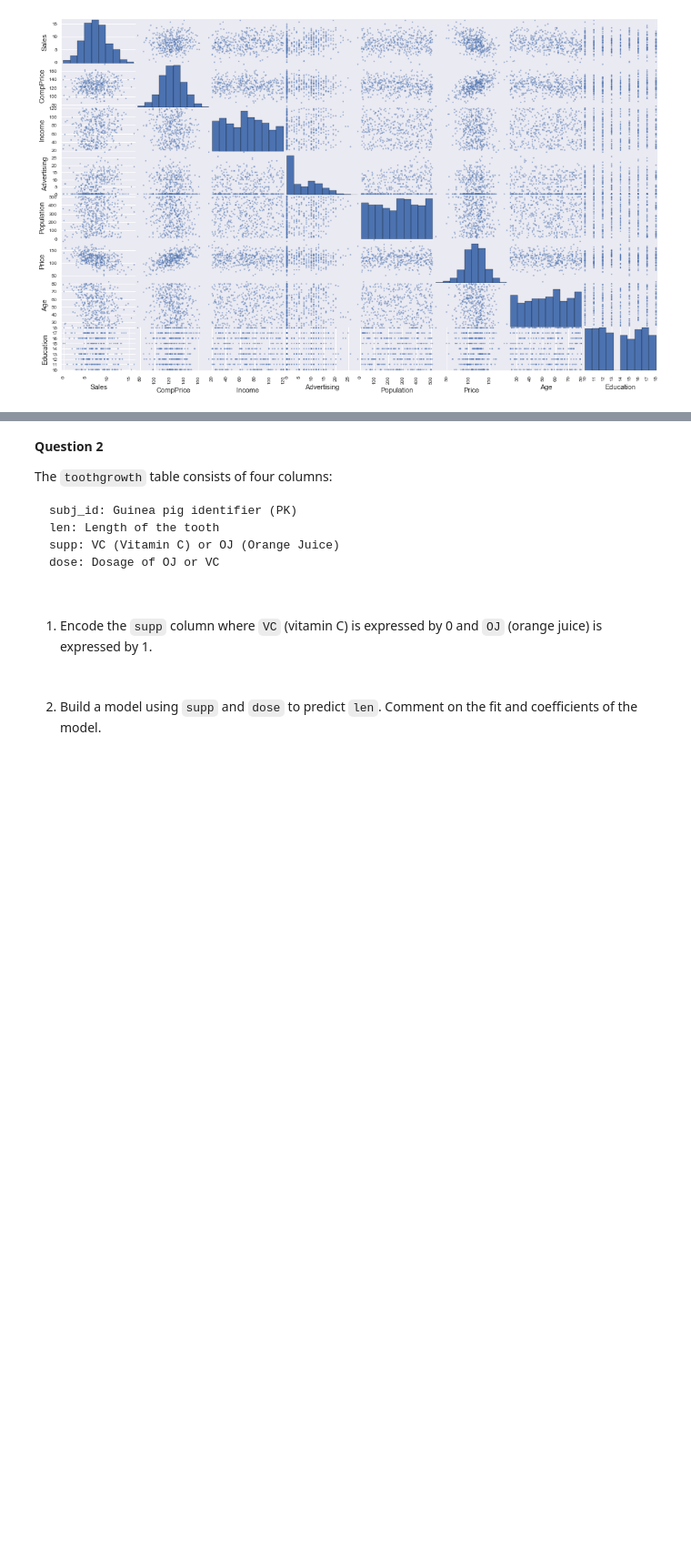
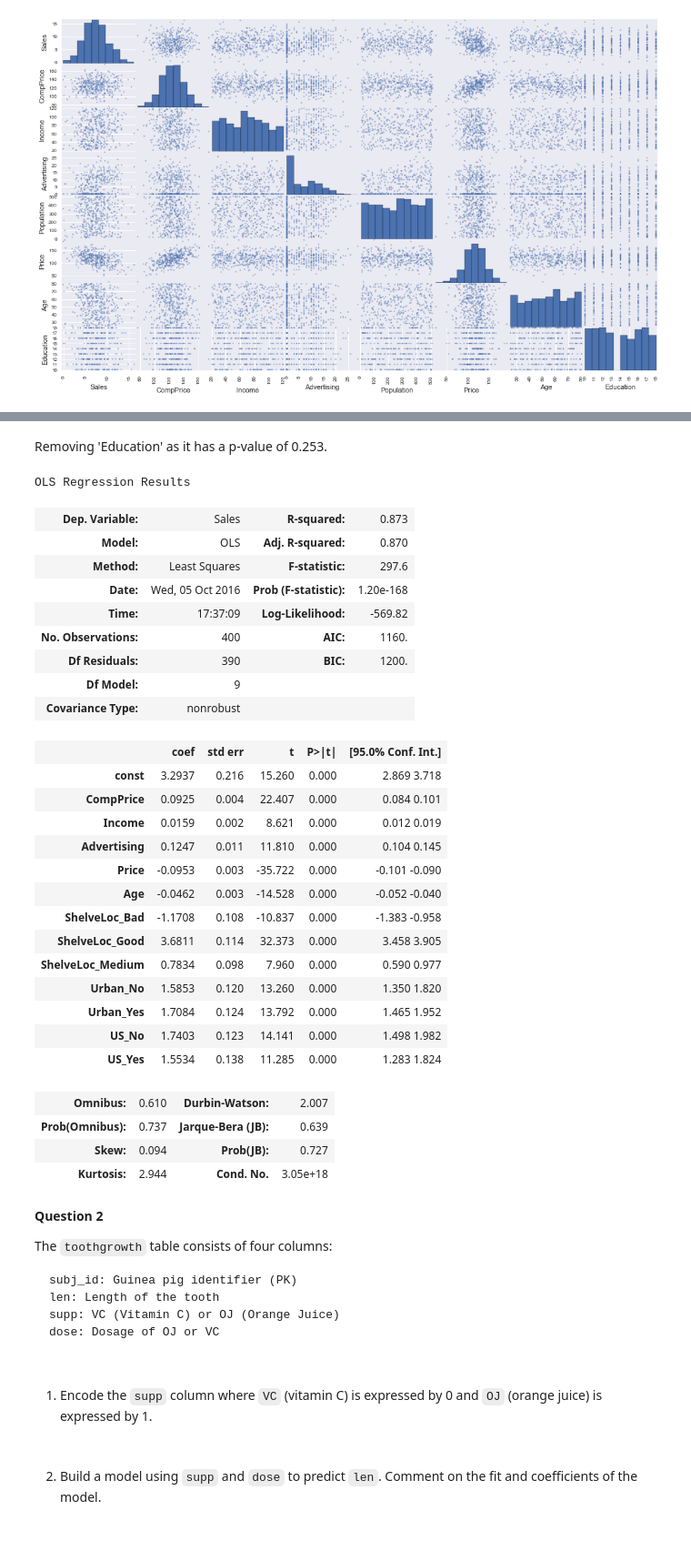
Before and after one commit to carlespoles/DSCI6002-student, a Jupyter notebook: week6/6-3_MultReg2/DSCI6002-6.3-Lab-CarlesPolesMielgo.ipynb, the cells around one changed output, grey strips where cells are left out. Shown at 91% size. Cells and saved outputs as stored; diff of their text form; code cells hidden in the pictures; blank space fills up the shorter version.

```diff
--- a/week6/6-3_MultReg2/DSCI6002-6.3-Lab-CarlesPolesMielgo.ipynb
+++ b/week6/6-3_MultReg2/DSCI6002-6.3-Lab-CarlesPolesMielgo.ipynb
@@ -114,3 +225,43 @@ binarized = pd.get_dummies(car_seats)
+# %% [markdown]
+Removing 'Education' as it has a p-value of 0.253.
+# %%
+y = binarized.Sales
+X = binarized[['CompPrice','Income','Advertising','Price','Age', 'ShelveLoc_Bad', 'ShelveLoc_Good',
+       'ShelveLoc_Medium', 'Urban_No', 'Urban_Yes', 'US_No', 'US_Yes']]
+X = sm.add_constant(X)
+
+model = sm.OLS(y, X)
+results = model.fit()
+results.summary()
+# %% [output]
+OLS Regression Results
+| Dep. Variable: | Sales | R-squared: | 0.873 |
+| Model: | OLS | Adj. R-squared: | 0.870 |
+| Method: | Least Squares | F-statistic: | 297.6 |
+| Date: | Wed, 05 Oct 2016 | Prob (F-statistic): | 1.20e-168 |
+| Time: | 17:37:09 | Log-Likelihood: | -569.82 |
+| No. Observations: | 400 | AIC: | 1160. |
+| Df Residuals: | 390 | BIC: | 1200. |
+| Df Model: | 9 |  |  |
+| Covariance Type: | nonrobust |  |  |
+|  | coef | std err | t | P>|t| | [95.0% Conf. Int.] |
+| const | 3.2937 | 0.216 | 15.260 | 0.000 | 2.869 3.718 |
+| CompPrice | 0.0925 | 0.004 | 22.407 | 0.000 | 0.084 0.101 |
+| Income | 0.0159 | 0.002 | 8.621 | 0.000 | 0.012 0.019 |
+| Advertising | 0.1247 | 0.011 | 11.810 | 0.000 | 0.104 0.145 |
+| Price | -0.0953 | 0.003 | -35.722 | 0.000 | -0.101 -0.090 |
+| Age | -0.0462 | 0.003 | -14.528 | 0.000 | -0.052 -0.040 |
+| ShelveLoc_Bad | -1.1708 | 0.108 | -10.837 | 0.000 | -1.383 -0.958 |
+| ShelveLoc_Good | 3.6811 | 0.114 | 32.373 | 0.000 | 3.458 3.905 |
+| ShelveLoc_Medium | 0.7834 | 0.098 | 7.960 | 0.000 | 0.590 0.977 |
+| Urban_No | 1.5853 | 0.120 | 13.260 | 0.000 | 1.350 1.820 |
+| Urban_Yes | 1.7084 | 0.124 | 13.792 | 0.000 | 1.465 1.952 |
+| US_No | 1.7403 | 0.123 | 14.141 | 0.000 | 1.498 1.982 |
+| US_Yes | 1.5534 | 0.138 | 11.285 | 0.000 | 1.283 1.824 |
+| Omnibus: | 0.610 | Durbin-Watson: | 2.007 |
+| Prob(Omnibus): | 0.737 | Jarque-Bera (JB): | 0.639 |
+| Skew: | 0.094 | Prob(JB): | 0.727 |
+| Kurtosis: | 2.944 | Cond. No. | 3.05e+18 |
 # %% [markdown]
 **Question 2**
 
```
Also changed, not shown: parts of 21 cells of this notebook.
